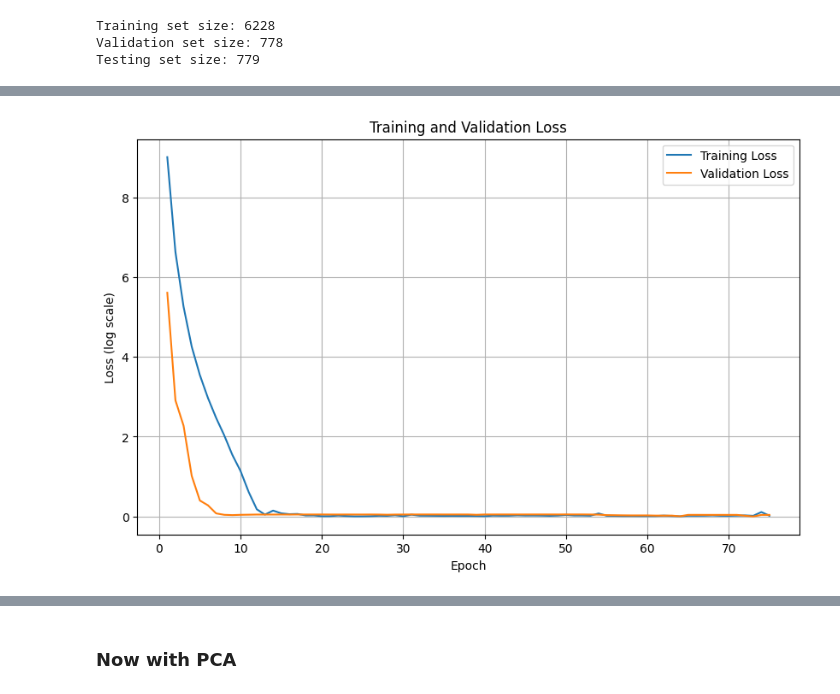
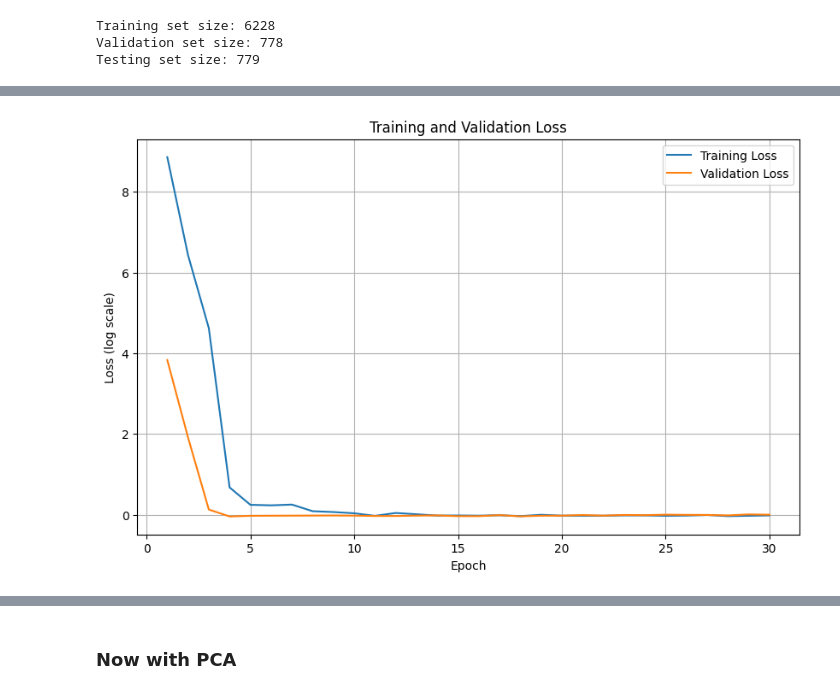
Before and after one commit to KevinHan1209/CS329ETermProject, a Jupyter notebook: DeepLearningNotebook.ipynb, the cells around one changed output, grey strips where cells are left out. Cells and saved outputs as stored; diff of their text form; code cells hidden in the pictures.

```diff
--- a/DeepLearningNotebook.ipynb
+++ b/DeepLearningNotebook.ipynb
@@ -82,7 +82,7 @@ train_losses = []
 val_losses = []
 
 # Training loop
-num_epochs = 75
+num_epochs = 30
 for epoch in range(num_epochs):
     # Training phase
     model.train()
@@ -195,2 +195,2 @@ Validation Loss: 1.0369
 Validation Accuracy: 45.50%
-[figure, old version]
+[figure, new version]
```
Also changed, not shown: parts of 5 cells of this notebook.
